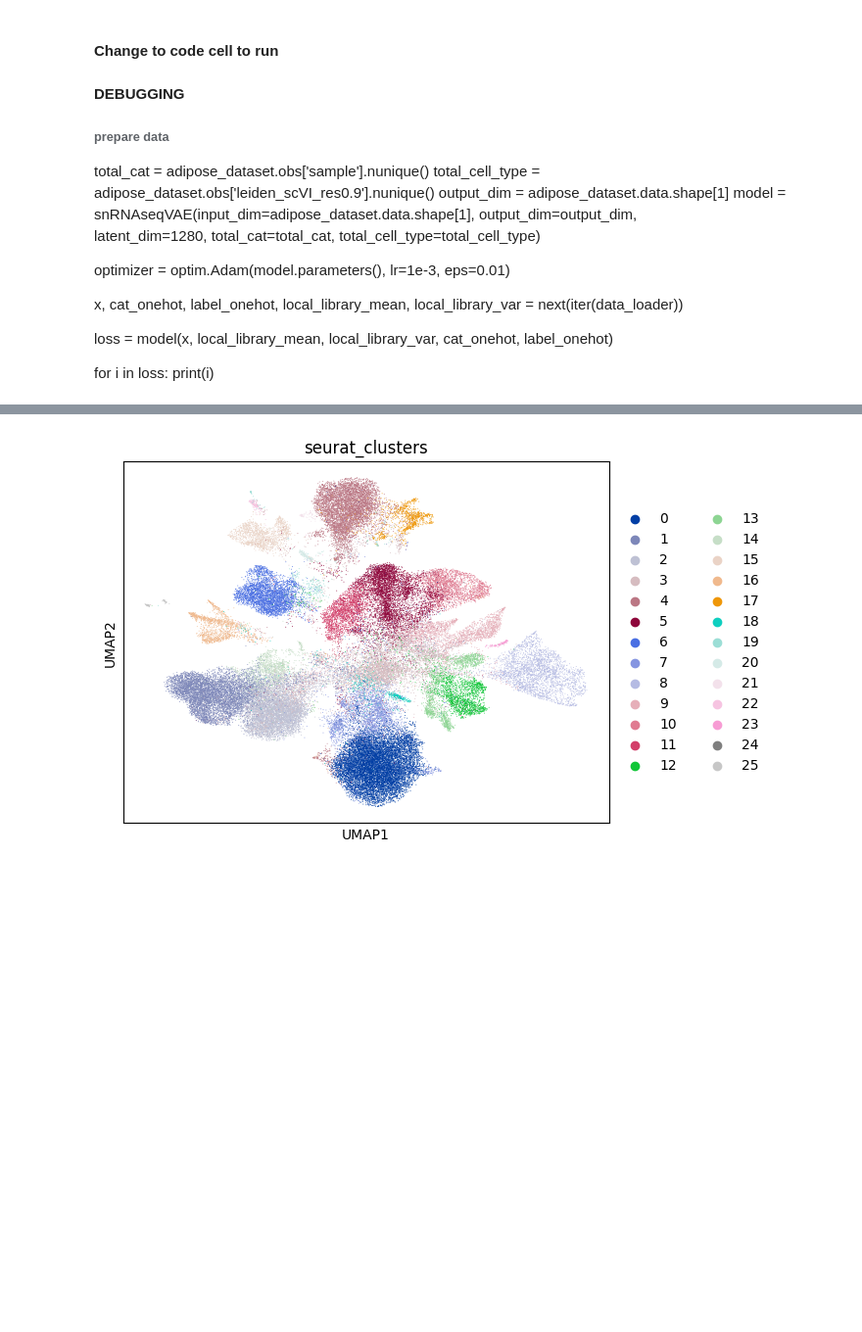
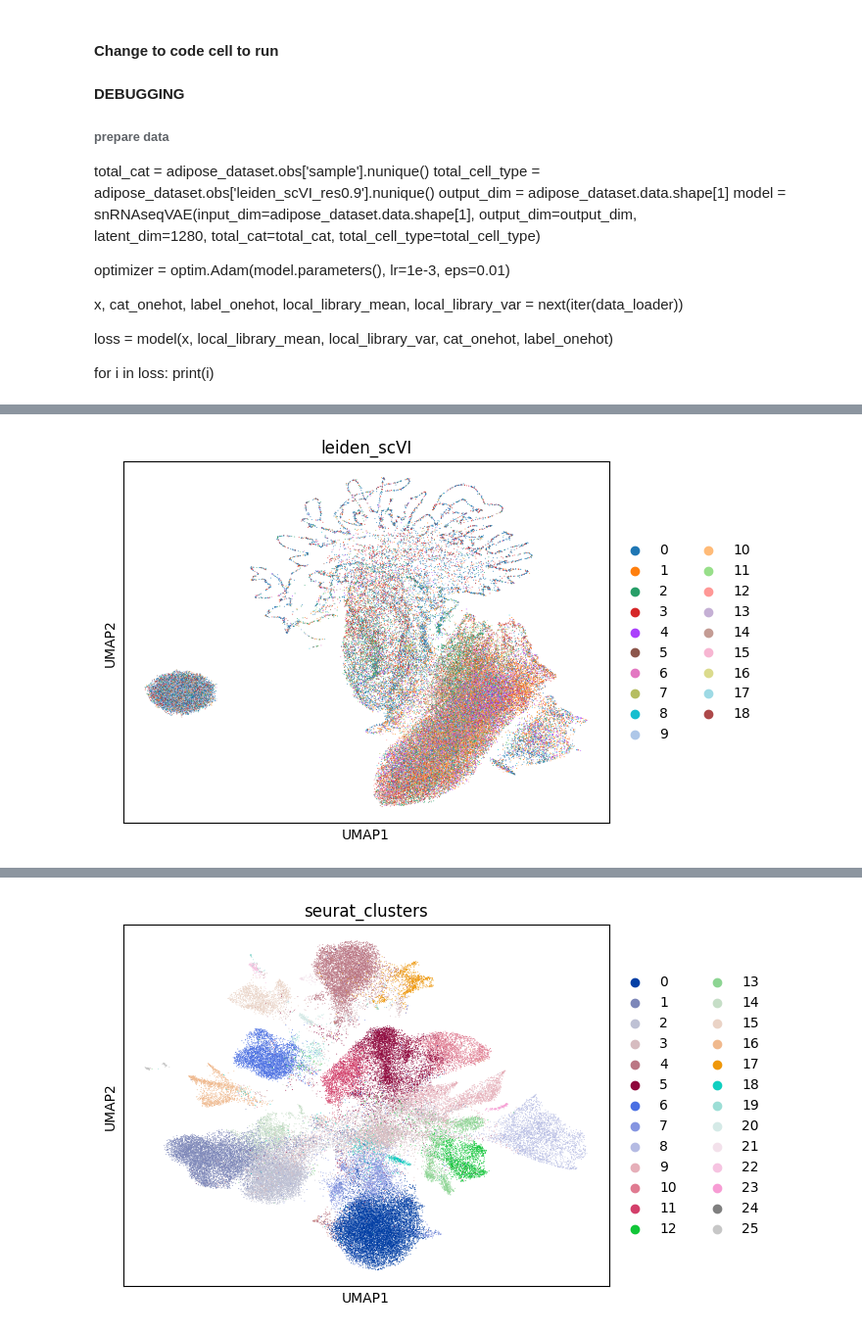
Before and after one commit to Irisapo/yyyyvae, a Jupyter notebook: script/VAE_snRNAseq.ipynb, the cells around one changed output, grey strips where cells are left out. Shown at 98% size. Drawn from its saved outputs; the diff is of its cells as text; code cells hidden in the pictures; blank space fills up the shorter version.

```diff
--- a/script/VAE_snRNAseq.ipynb
+++ b/script/VAE_snRNAseq.ipynb
@@ -437,3 +441,7 @@ sc.pl.umap(train_data_2, color=['seurat_clusters'] )
+# %%
+sc.pl.umap(train_data_2, color=['leiden_scVI'] )
+# %% [output]
+[figure, added]
 # %%
 sc.pl.umap(train_data_2, color=['leiden_scVI_res0.9'] )
 # %% [output]
```
Also changed, not shown: parts of 5 cells of this notebook.
